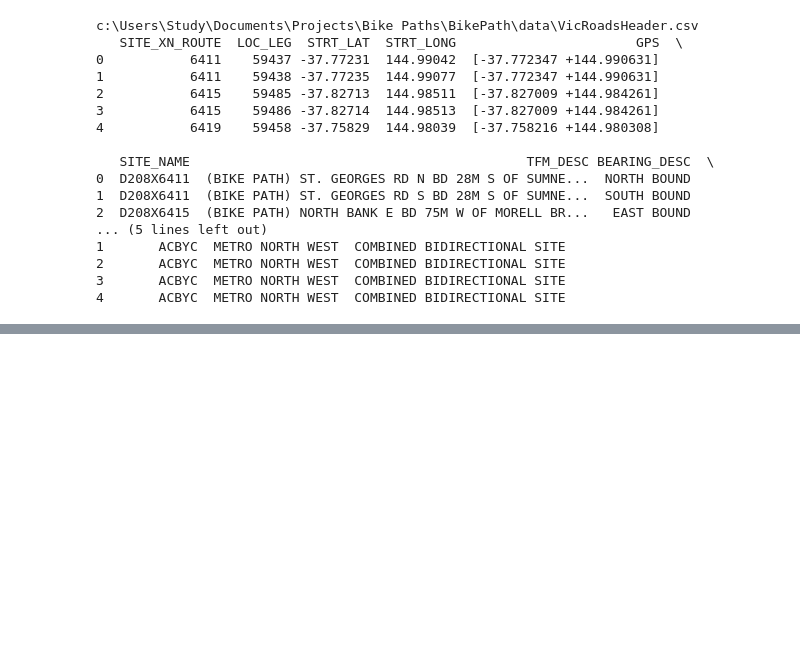
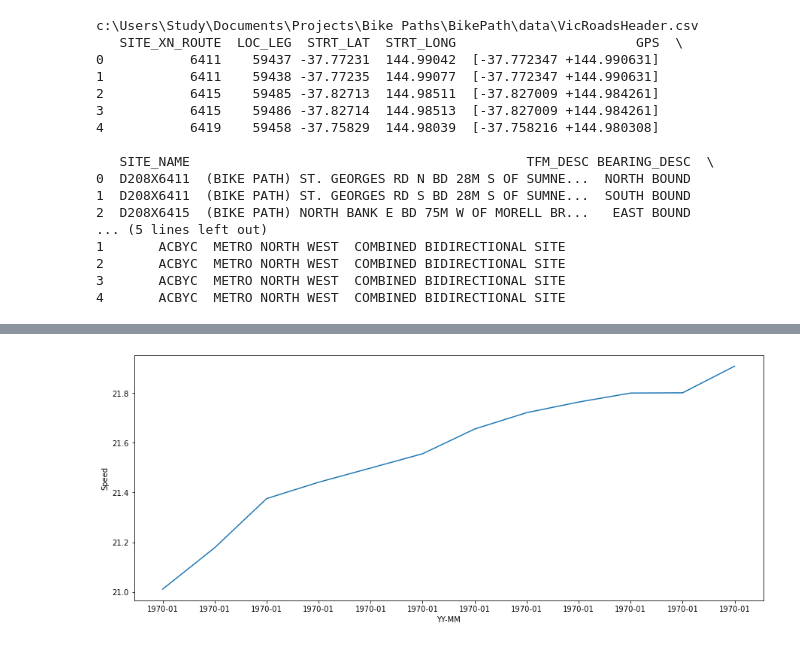
Before and after one commit to Crow2525-pp/BikePath, a Jupyter notebook: BikePath.ipynb, the cells around one changed output, grey strips where cells are left out. Cells and saved outputs as stored; diff of their text form; code cells hidden in the pictures; blank space fills up the shorter version.

```diff
--- a/BikePath.ipynb
+++ b/BikePath.ipynb
@@ -264,0 +411,17 @@ frame.describe()
+# %%
+#ax.plot(speeddf['DATE'], speeddf['SPEED'], marker ='o', linestyle='--', color='r')
+
+fig, ax = plt.subplots(figsize=(15,6))
+
+#big_df.groupby(big_df['DATE'].dt.strftime('%B'))['SPEED'].mean().sort_values()
+
+ax.plot(big_df.groupby(big_df['DATE'].dt.strftime('%m'))['SPEED'].mean().sort_values())
+
+ax.set_ylabel("Speed")
+
+ax.xaxis.set_major_formatter(mdates.DateFormatter('%Y-%m'))
+ax.set_xlabel("YY-MM")
+
+plt.show()
+# %% [output]
+[figure, added]
```
Also changed, not shown: parts of 29 cells of this notebook, 1 other file.
